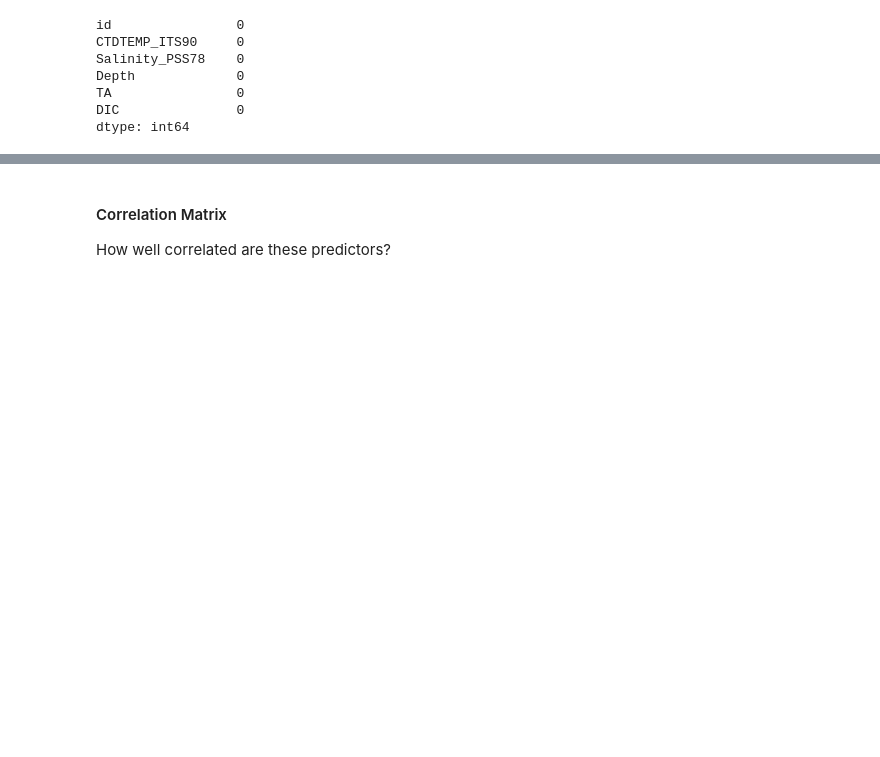
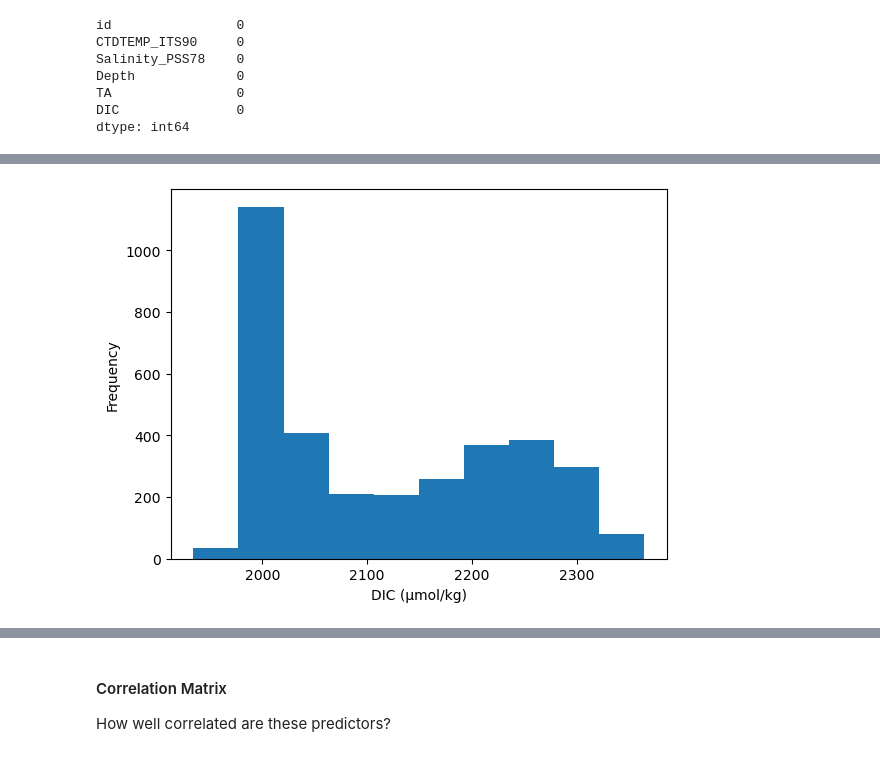
Before and after one commit to sofiasarak/eds232-kaggle-competition, a Jupyter notebook: submission.ipynb, the cells around one changed output, grey strips where cells are left out. Drawn from its saved outputs; the diff is of its cells as text; code cells hidden in the pictures; blank space fills up the shorter version.

```diff
--- a/submission.ipynb
+++ b/submission.ipynb
@@ -101,0 +105,7 @@ Sea water temperature has a relatively normal distribution. Salinity can be desc
+# %%
+# Create histogram of `DIC`
+train['DIC'].plot(kind = 'hist')
+plt.xlabel('DIC (µmol/kg)')
+plt.show()
+# %% [output]
+[figure, added]
```
Also changed, not shown: parts of 35 cells of this notebook, 1 other file.
